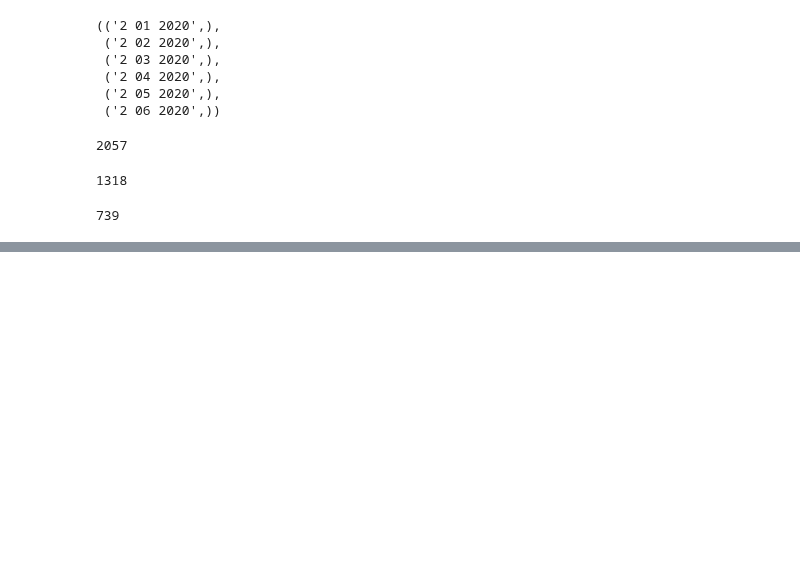
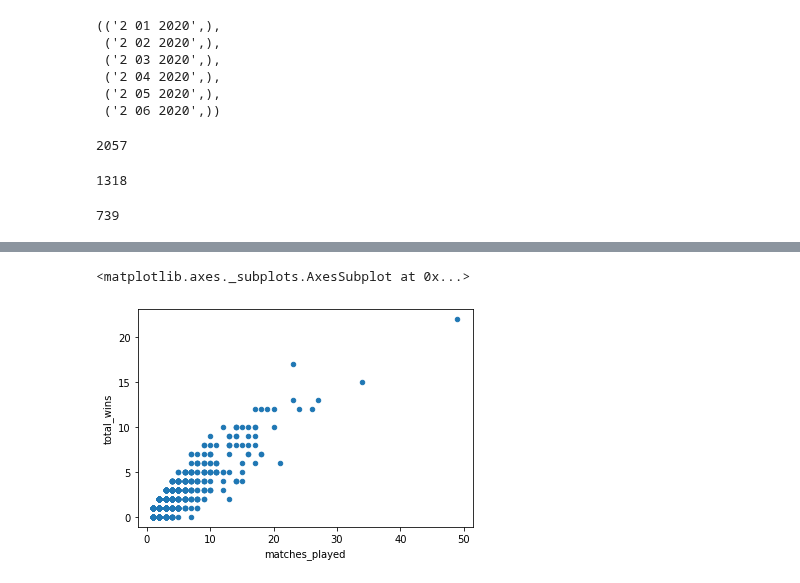
Before and after one commit to victor-s-santos/DataAnalystic-Test, a Jupyter notebook: Analysis2.ipynb, the cells around one changed output, grey strips where cells are left out. Saved outputs shown, nothing was run; the diff lists cells and outputs as text; code cells hidden in the pictures; blank space fills up the shorter version.

```diff
--- a/Analysis2.ipynb
+++ b/Analysis2.ipynb
@@ -89,0 +92,4 @@ cursor.execute(weekend_days)
+# %%
+import pandas as pd
+match = pd.read_csv('csv/matchmaking_stats.csv')
+match
@@ -89,0 +110,4 @@ cursor.execute(weekend_days)
+# %%
+#Removing the unnecessaries columns
+my_df = match.drop(columns=['created_at', 'updated_at'])
+my_df
@@ -89,0 +128,8 @@ cursor.execute(weekend_days)
+# %%
+#Número de vitórias pelo número de partidas
+import matplotlib.pyplot as plt
+
+my_df.plot(x ='matches_played', y='total_wins', kind = 'scatter')
+# %% [output]
+<matplotlib.axes._subplots.AxesSubplot at 0x...>
+[figure, added]
```
Also changed, not shown: parts of 11 cells of this notebook.
